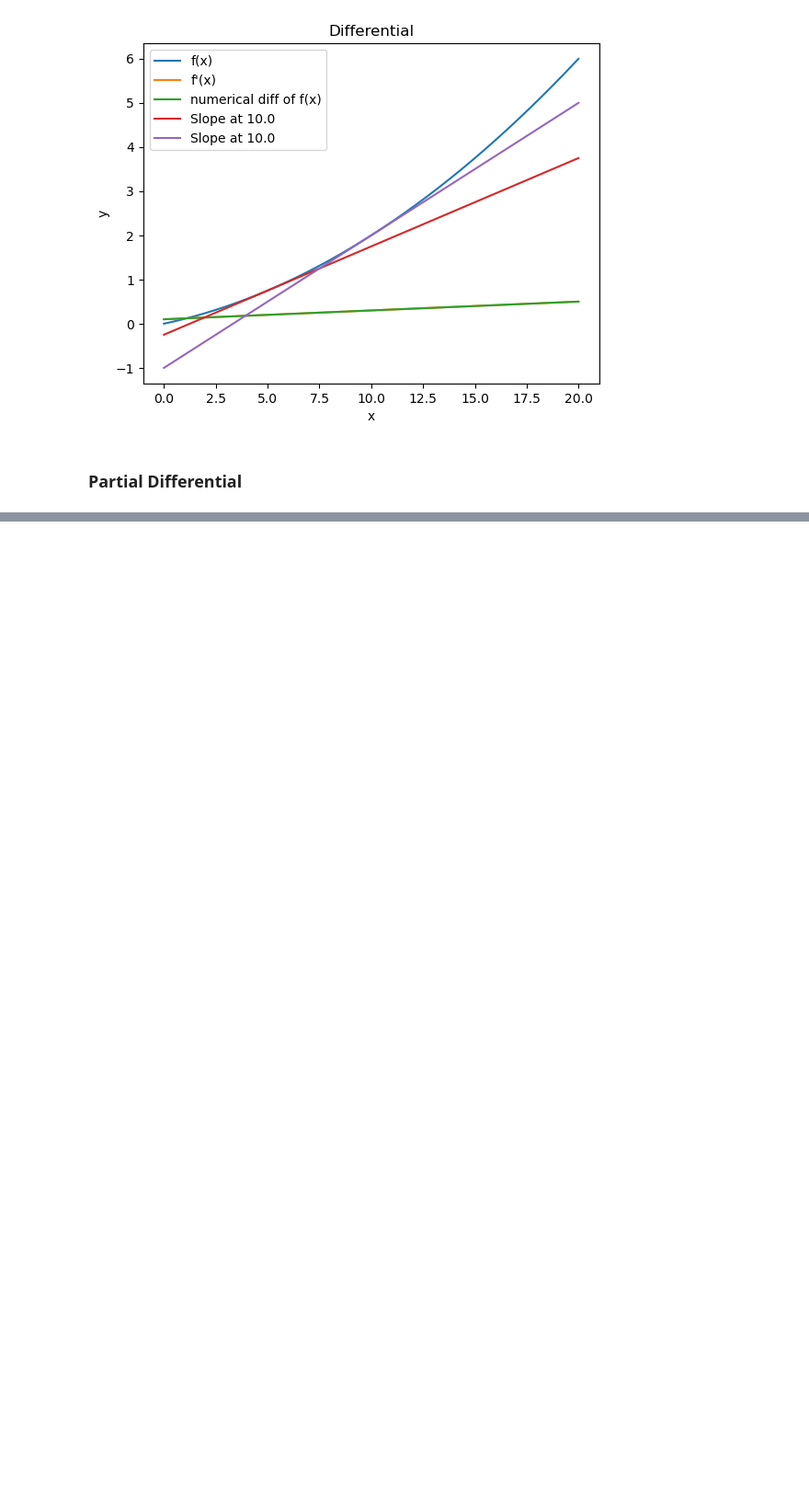
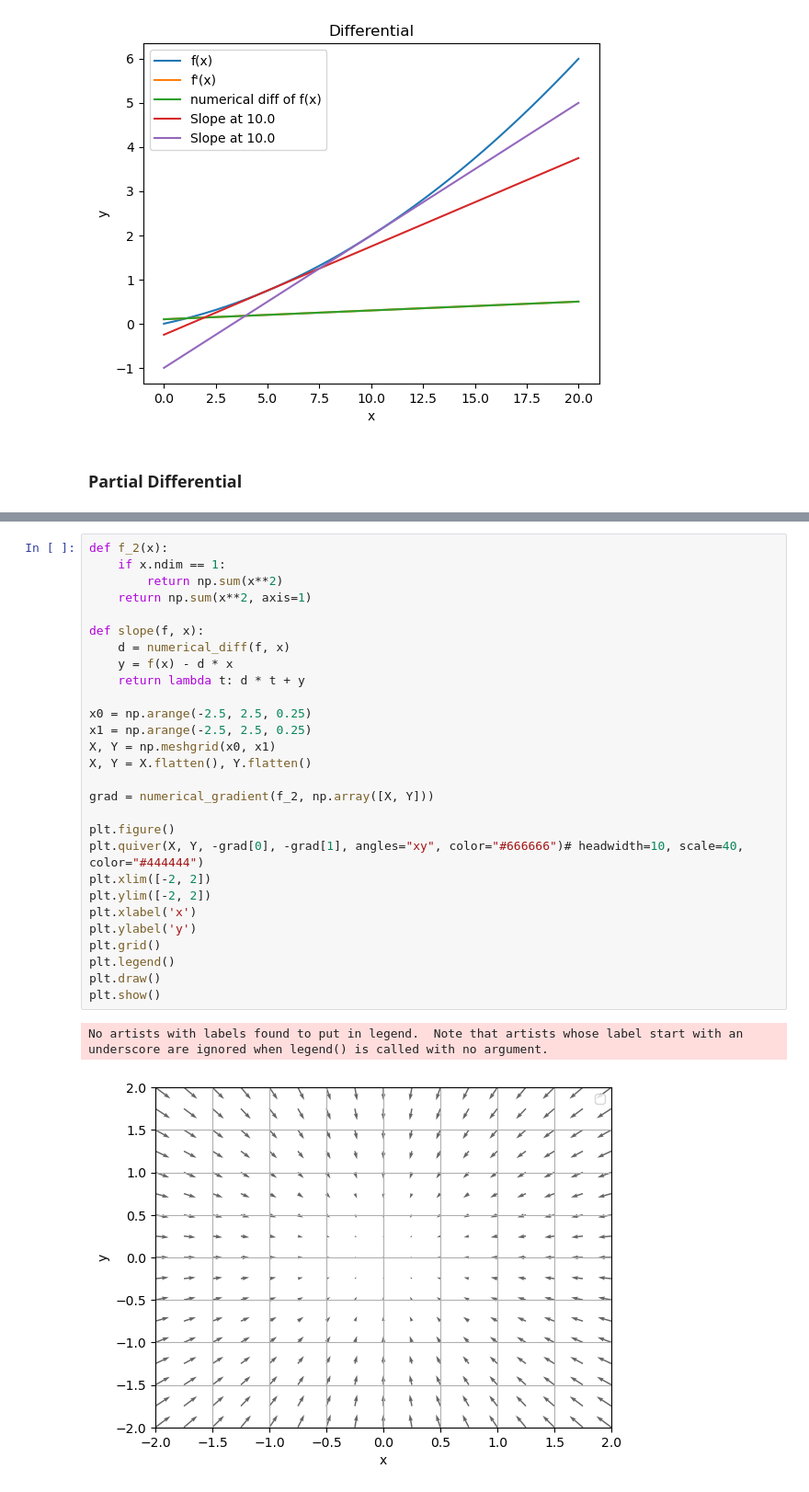
Before and after one commit to Thinline20/mnist_assignment, a Jupyter notebook: src/main.ipynb, the cells around one changed output, grey strips where cells are left out. Shown: that part at 92% size. Cells and saved outputs as stored; diff of their text form; blank space fills up the shorter version.

```diff
--- a/src/main.ipynb
+++ b/src/main.ipynb
@@ -226,0 +231,31 @@ Y = Y.flatten()
+# %%
+def f_2(x):
+    if x.ndim == 1:
+        return np.sum(x**2)
+    return np.sum(x**2, axis=1)
+
+def slope(f, x):
+    d = numerical_diff(f, x)
+    y = f(x) - d * x
+    return lambda t: d * t + y
+
+x0 = np.arange(-2.5, 2.5, 0.25)
+x1 = np.arange(-2.5, 2.5, 0.25)
+X, Y = np.meshgrid(x0, x1)
+X, Y = X.flatten(), Y.flatten()
+
+grad = numerical_gradient(f_2, np.array([X, Y]))
+
+plt.figure()
+plt.quiver(X, Y, -grad[0], -grad[1], angles="xy", color="#666666")# headwidth=10, scale=40, color="#444444")
+plt.xlim([-2, 2])
+plt.ylim([-2, 2])
+plt.xlabel('x')
+plt.ylabel('y')
+plt.grid()
+plt.legend()
+plt.draw()
+plt.show()
+# %% [output]
+No artists with labels found to put in legend.  Note that artists whose label start with an underscore are ignored when legend() is called with no argument.
+[figure, added]
```
Also changed, not shown: parts of 3 cells of this notebook.
